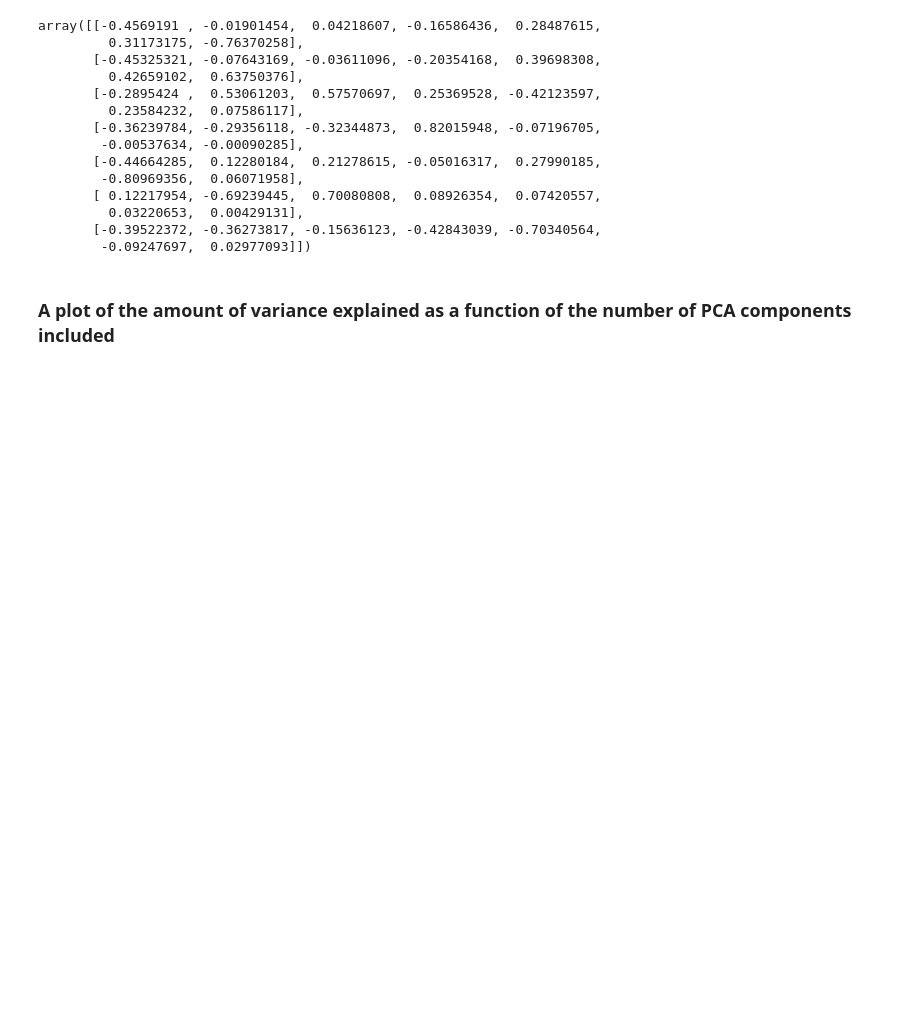
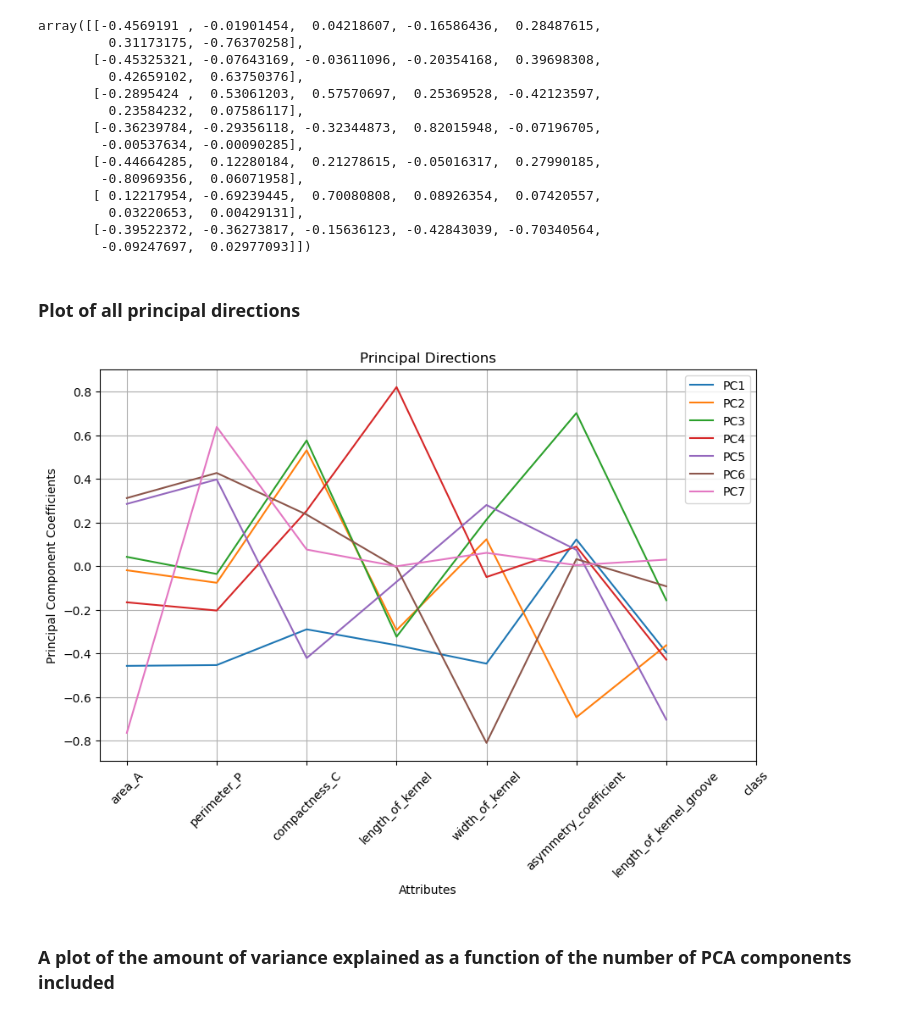
Before and after one commit to Connorudd02/Project_1, a Jupyter notebook: Project_1.ipynb, the cells around one changed output. Cells and saved outputs as stored; diff of their text form; code cells hidden in the pictures; blank space fills up the shorter version.

```diff
--- a/Project_1.ipynb
+++ b/Project_1.ipynb
@@ -90,3 +126,8 @@ if True:
+# %%
+# Standardize the data
+X_mean = np.mean(X, axis=0)
+X_std = np.std(X, axis=0)
+X_standardized = (X - X_mean) / X_std
 # %% [markdown]
 ### Histogram
 # %%
@@ -97,7 +138,7 @@ u = np.floor(np.sqrt(numData))
 v = np.ceil(float(numData) / u)
 for i in range(numData):
     plt.subplot(int(u), int(v), i + 1)
-    plt.hist(X[:, i], color=(0.2, 0.8 - i * 0.1, 0.4))
+    plt.hist(X_standardized[:, i], color=(0.2, 0.8 - i * 0.1, 0.4))
     plt.xlabel(attributeNames[i])
     plt.ylim(0, N / 2)
 
@@ -161,6 +202,22 @@ array([[-0.4569191 , -0.01901454,  0.04218607, -0.16586436,  0.28487615,
          0.03220653,  0.00429131],
        [-0.39522372, -0.36273817, -0.15636123, -0.42843039, -0.70340564,
         -0.09247697,  0.02977093]])
+# %% [markdown]
+### Plot of all principal directions
+# %%
+# Plot principal components
+fig, ax = plt.subplots(figsize=(10, 6))
+for i in range(principal_components.shape[1]):
+    ax.plot(principal_components[:, i], label=f"PC{i+1}")
+ax.set_title("Principal Directions")
+ax.set_xlabel("Attributes")
+ax.set_ylabel("Principal Component Coefficients")
+ax.legend()
+plt.xticks(range(num_attributes), attributeNames, rotation=45)
+plt.grid()
+plt.show()
+# %% [output]
+[figure, added]
 # %% [markdown]
 ### A plot of the amount of variance explained as a function of the number of PCA components included
 # %%
```
Also changed, not shown: parts of 18 cells of this notebook.
